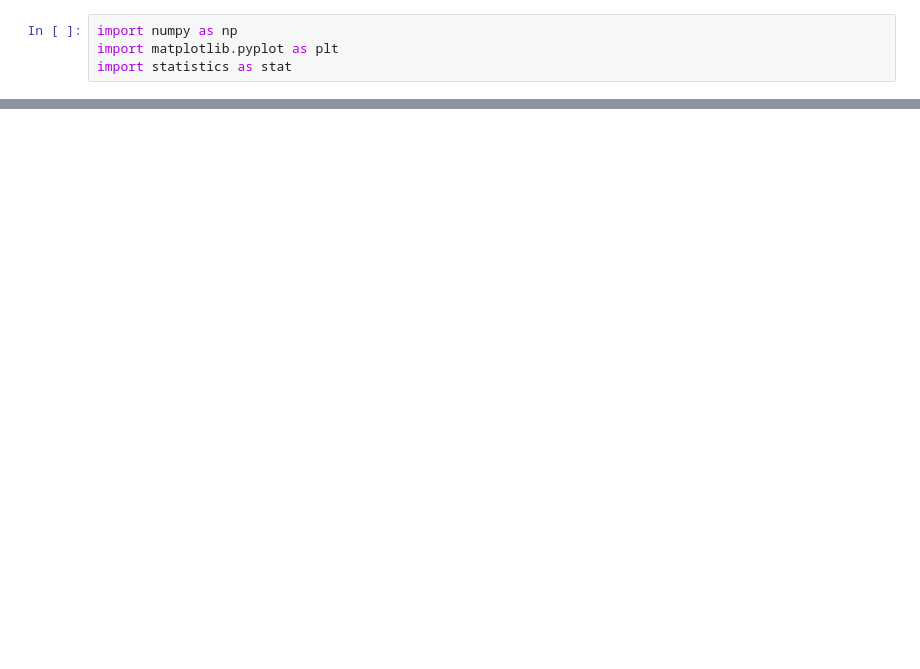
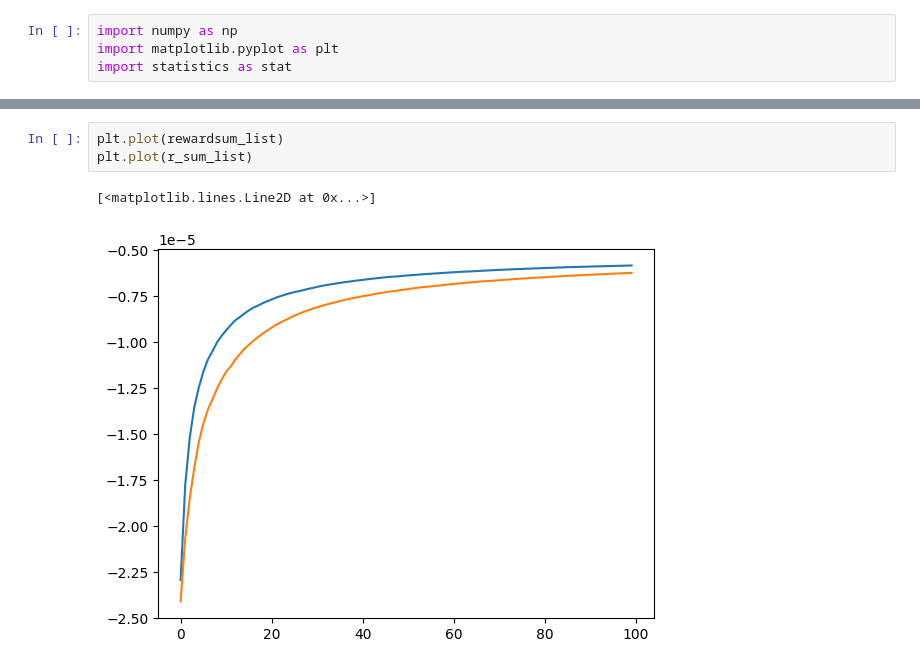
Before and after one commit to parthatom/Estimation_bias_Q_Learning, a Jupyter notebook: Cloud_vs_Local.ipynb, the cells around one changed output, grey strips where cells are left out. Saved outputs shown, nothing was run; the diff lists cells and outputs as text; blank space fills up the shorter version.

```diff
--- a/Cloud_vs_Local.ipynb
+++ b/Cloud_vs_Local.ipynb
@@ -101,0 +162,6 @@ numpy.ndarray
+# %%
+plt.plot(rewardsum_list)
+plt.plot(r_sum_list)
+# %% [output]
+[<matplotlib.lines.Line2D at 0x...>]
+[figure, added]
```
Also changed, not shown: parts of 17 cells of this notebook.
